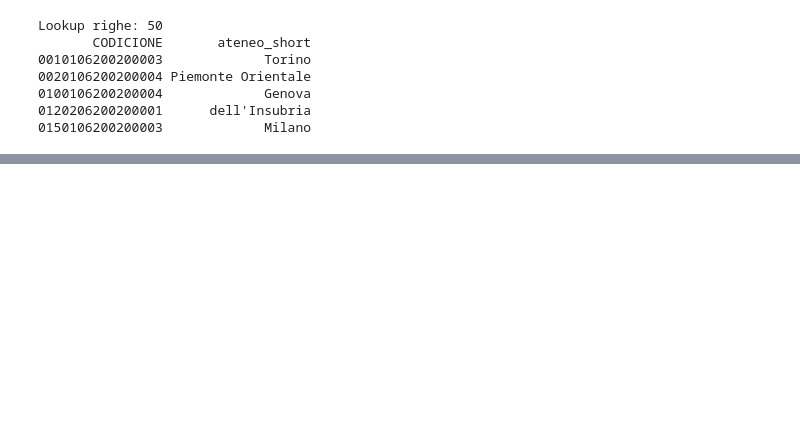
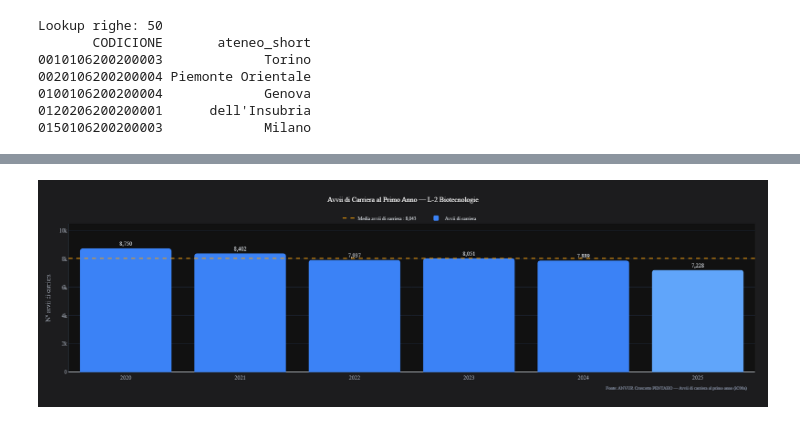
Before and after one commit to LucaTeamSwish/analisi-l2-biotecnologie, a Jupyter notebook: L2_presentazione.ipynb, the cells around one changed output, grey strips where cells are left out. Drawn from its saved outputs; the diff is of its cells as text; code cells hidden in the pictures; blank space fills up the shorter version.

```diff
--- a/L2_presentazione.ipynb
+++ b/L2_presentazione.ipynb
@@ -2727,0 +2818,90 @@ r = -0.319, p = 0.0253, n = 49
+# %%
+df_avvi = pd.read_csv('avvidicarriera(L2)Penthaoo.csv')
+avvi_naz = df_avvi.groupby('Anno accademico')['Numeratore'].sum().reset_index()
+avvi_naz.columns = ['anno', 'avvii']
+# %%
+media_avvi = avvi_naz['avvii'].mean()
+colori = ['#3B82F6','#3B82F6','#3B82F6','#3B82F6','#3B82F6','#60A5FA']
+
+fig_avvi = go.Figure()
+
+# Linea media con nome legenda
+fig_avvi.add_trace(go.Scatter(
+    x=[avvi_naz['anno'].min() - 0.5, avvi_naz['anno'].max() + 0.5],
+    y=[media_avvi, media_avvi],
+    mode='lines',
+    line=dict(color='#F59E0B', width=2, dash='dash'),
+    name=f'Media avvii di carriera : {media_avvi:,.0f}',
+    hoverinfo='skip'
+))
+
+fig_avvi.add_trace(go.Bar(
+    x=avvi_naz['anno'],
+    y=avvi_naz['avvii'],
+    marker=dict(
+        color=colori,
+        line=dict(color='rgba(0,0,0,0)', width=0),
+        cornerradius=6
+    ),
+    text=avvi_naz['avvii'].apply(lambda x: f'{x:,.0f}'),
+    textposition='outside',
+    textfont=dict(color='#D1D5DB', size=13, family='Inter'),
+    hovertemplate='<b>%{x}</b><br>Avvii di carriera: <b>%{y:,.0f}</b><extra></extra>',
+    name='Avvii di carriera'
+))
+
+# Variazioni %
+for i, row in avvi_naz.iterrows():
+    if i == 0:
+        continue
+    var = (row['avvii'] - avvi_naz.loc[i-1, 'avvii']) / avvi_naz.loc[i-1, 'avvii'] * 100
+    colore = '#34D399' if var >= 0 else '#F87171'
+    simbolo = '▲' if var >= 0 else '▼'
+    fig_avvi.add_annotation(
+        x=row['anno'],
+        y=row['avvii'] * 0.5,
+        text=f"{simbolo} {abs(var):.1f}%",
+        showarrow=False,
+        font=dict(size=11, color=colore, family='Inter'),
+    )
+
+fig_avvi.update_layout(
+    font=dict(family='Inter', size=12),
+    plot_bgcolor=BG_PLOT,
+    paper_bgcolor=BG_PAPER,
+    title=dict(
+        text='Avvii di Carriera al Primo Anno — L-2 Biotecnologie',
+        font=dict(size=16, color='white', family='Inter'),
+        x=0.5, xanchor='center'
+    ),
+    showlegend=True,
+    legend=dict(
+        font=dict(color='#D1D5DB', size=11),
+        bgcolor='rgba(0,0,0,0)',
+        orientation='h',
+        x=0.5, xanchor='center',
+        y=1.08
+    ),
+    margin=dict(t=100, b=80, l=70, r=30),
+    height=520,
+    annotations=[dict(
+        x=0.99, y=-0.13, xref='paper', yref='paper',
+        text='Fonte: ANVUR Cruscotto PENTAHO — Avvii di carriera al primo anno (iC00a)',
+        showarrow=False, font=dict(size=10, color='#6B7280'),
+        xanchor='right', align='right'
+    )]
+)
+fig_avvi.update_xaxes(
+    showgrid=False, tickfont=dict(color='#9CA3AF', size=13),
+    linecolor='#374151', tickmode='linear', dtick=1
+)
+fig_avvi.update_yaxes(
+    gridcolor='#1F2937', tickfont=dict(color='#9CA3AF'),
+    linecolor='#374151', rangemode='tozero',
+    title=dict(text='N° avvii di carriera', font=dict(color='#9CA3AF')),
+    range=[0, avvi_naz['avvii'].max() * 1.2]
+)
+
+fig_avvi.show()
+# %% [output]
+[figure, added]
```
Also changed, not shown: parts of 32 cells of this notebook, 10 other files.
